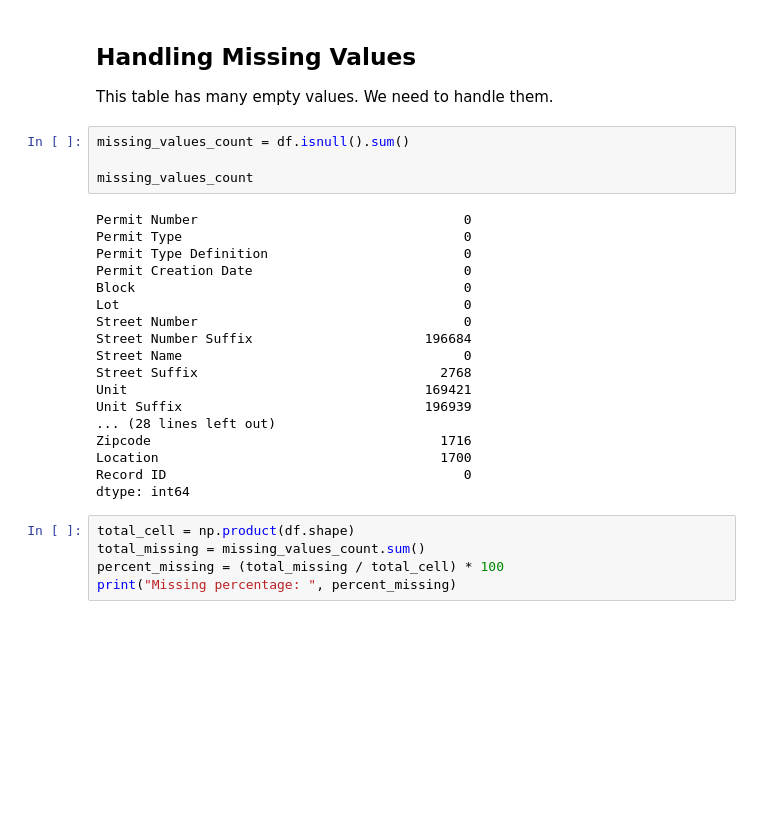
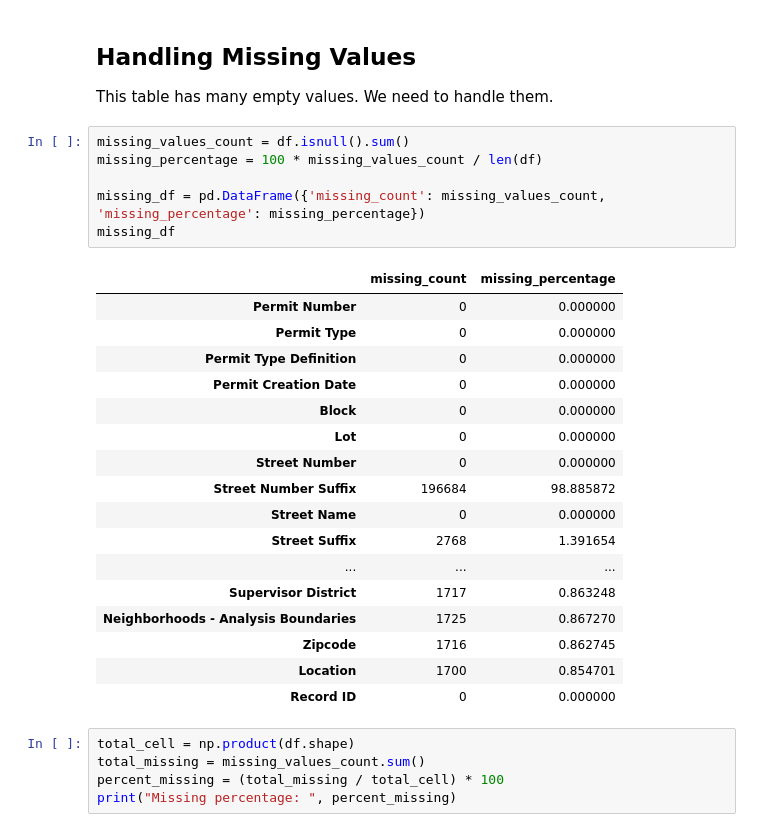
Before and after one commit to DataScienceHCMUS/Analysis, a Jupyter notebook: notebooks/San Francisco Building Permits.ipynb, the cells around one changed output. Saved outputs shown, nothing was run; the diff lists cells and outputs as text; blank space fills up the shorter version.

```diff
--- a/notebooks/San Francisco Building Permits.ipynb
+++ b/notebooks/San Francisco Building Permits.ipynb
@@ -71,26 +71,28 @@ df.describe()
 This table has many empty values. We need to handle them.
 # %%
 missing_values_count = df.isnull().sum()
+missing_percentage = 100 * missing_values_count / len(df)
 
-missing_values_count
+missing_df = pd.DataFrame({'missing_count': missing_values_count, 'missing_percentage': missing_percentage})
+missing_df
 # %% [output]
-Permit Number                                  0
-Permit Type                                    0
-Permit Type Definition                         0
-Permit Creation Date                           0
-Block                                          0
-Lot                                            0
-Street Number                                  0
-Street Number Suffix                      196684
-Street Name                                    0
-Street Suffix                               2768
-Unit                                      169421
-Unit Suffix                               196939
-... (28 lines left out)
-Zipcode                                     1716
-Location                                    1700
-Record ID                                      0
-dtype: int64
+|  | missing_count | missing_percentage |
+| Permit Number | 0 | 0.000000 |
+| Permit Type | 0 | 0.000000 |
+| Permit Type Definition | 0 | 0.000000 |
+| Permit Creation Date | 0 | 0.000000 |
+| Block | 0 | 0.000000 |
+| Lot | 0 | 0.000000 |
+| Street Number | 0 | 0.000000 |
+| Street Number Suffix | 196684 | 98.885872 |
+| Street Name | 0 | 0.000000 |
+| Street Suffix | 2768 | 1.391654 |
+| ... | ... | ... |
+| Supervisor District | 1717 | 0.863248 |
+| Neighborhoods - Analysis Boundaries | 1725 | 0.867270 |
+| Zipcode | 1716 | 0.862745 |
+| Location | 1700 | 0.854701 |
+| Record ID | 0 | 0.000000 |
 # %%
 total_cell = np.product(df.shape)
 total_missing = missing_values_count.sum()
```
Also changed, not shown: parts of 27 cells of this notebook, 1 other file.
